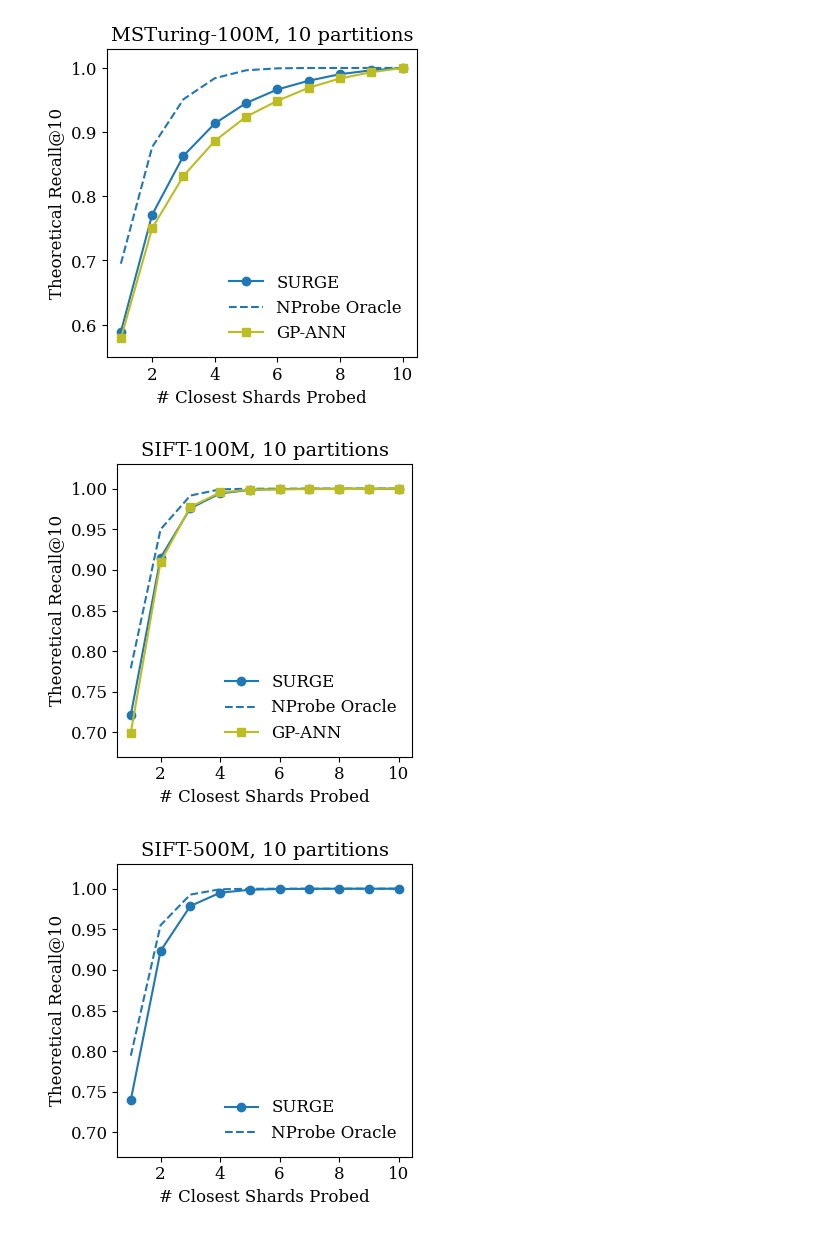
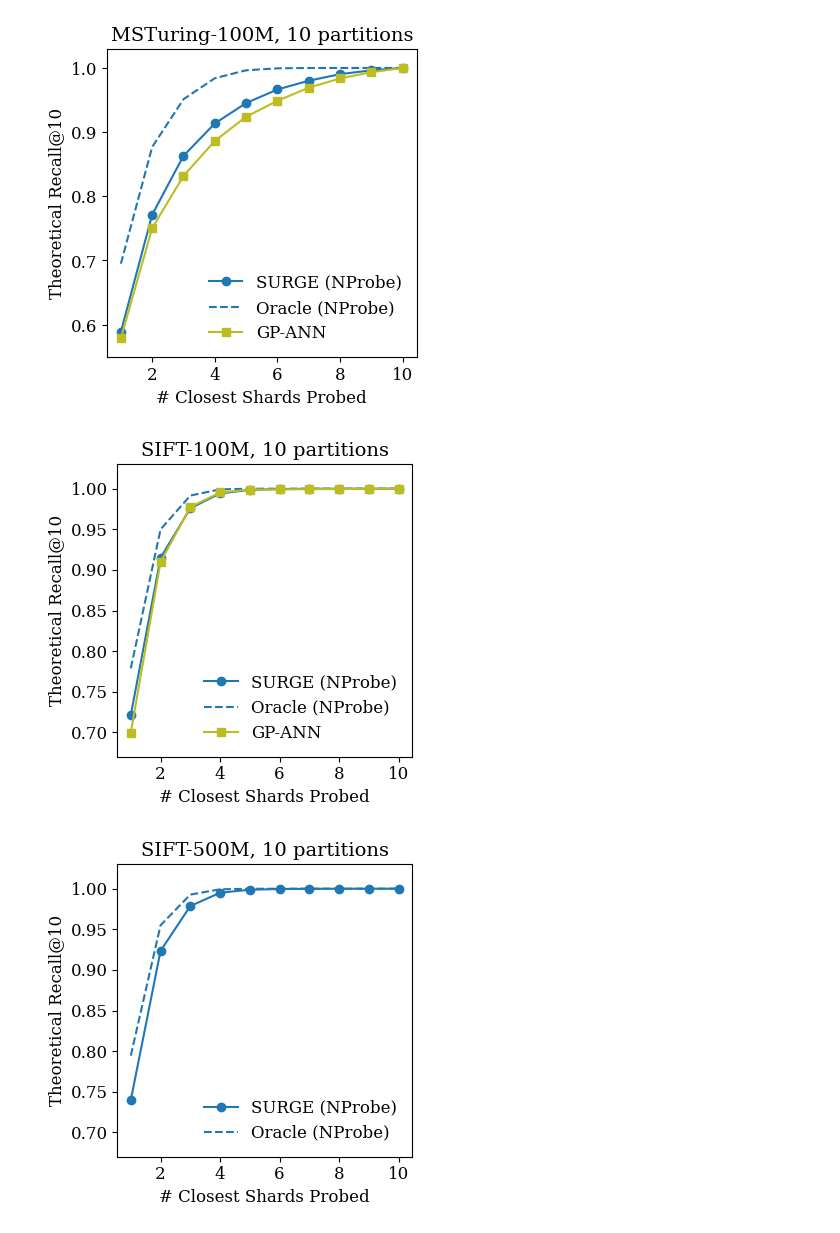
Before and after one commit to dkhimey/surge, a Jupyter notebook: plot_results/figure1/plot_figure1.ipynb, the cells around one changed output. Drawn from its saved outputs; the diff is of its cells as text; code cells hidden in the pictures.

```diff
--- a/plot_results/figure1/plot_figure1.ipynb
+++ b/plot_results/figure1/plot_figure1.ipynb
@@ -98,45 +83,45 @@ bigann_surge = pd.concat([bigann_surge, pd.DataFrame({"mode": ["nprobe"],
 # %%
 # set figure size
 plt.figure(figsize=(4, 4))
 
 plt.plot(msturing_surge[msturing_surge["mode"] == "nprobe"]["param"],
-         msturing_surge[msturing_surge["mode"] == "nprobe"]["recall"], label="SURGE",
+         msturing_surge[msturing_surge["mode"] == "nprobe"]["recall"], label="SURGE (NProbe)",
          marker="o")
 
 plt.plot(msturing_surge_oracle['nprobe'][:10],
          msturing_surge_oracle['mean_recall'][:10],
-         label="NProbe Oracle", color='C0', ls="--")
+         label="Oracle (NProbe)", color='C0', ls="--")
 
 plt.plot(msturing_gpann["num_shards_searched"],
          msturing_gpann["route_456_HNSW_HierKMeans"], label="GP-ANN", marker="s", color="C8")
 
 # plt.plot(msturing_gpann["num_shards_searched"],
 #          msturing_gpann["num_shards_searched"]/10, label="Random Baseline", ls=":", color="black", alpha=0.3)
 
 plt.xlabel("# Closest Shards Probed")
 plt.ylabel("Theoretical Recall@10")
 plt.title("MSTuring-100M, 10 partitions")
 plt.legend(loc="lower right", frameon=False)
 
 # plt.grid(True, which="both", linestyle="--", linewidth=0.5)
 
 # round yticks to 1 decimal place
 plt.ylim(0.55, 1.03)
 
 
 # save the figure
 plt.savefig("msturing100_theoretical_recall_vs_nprobe.pdf", bbox_inches="tight")
 # %% [output]
-[figure, old version]
+[figure, new version]
 # %%
 plt.figure(figsize=(4, 4))
 
 plt.plot(bigann_surge[bigann_surge["mode"] == "nprobe"]["param"],
-         bigann_surge[bigann_surge["mode"] == "nprobe"]["recall"], label="SURGE", marker="o")
+         bigann_surge[bigann_surge["mode"] == "nprobe"]["recall"], label="SURGE (NProbe)", marker="o")
 
 plt.plot(bigann_surge_oracle['nprobe'][:10],
          bigann_surge_oracle['mean_recall'][:10],
-         label="NProbe Oracle", color='C0', ls="--")
+         label="Oracle (NProbe)", color='C0', ls="--")
 
 plt.plot(bigann_gpann["num_shards_searched"],
          bigann_gpann["route_456_HNSW_HierKMeans"], label="GP-ANN", marker="s", color="C8")
@@ -155,7 +140,7 @@ plt.ylim(0.67, 1.03)
 plt.tight_layout()
 plt.savefig("sift100_theoretical_recall_vs_nprobe.pdf", bbox_inches="tight")
 # %% [output]
-[figure, old version]
+[figure, new version]
 # %%
 bigann_500M_surge_path = "/dataset/surge/results/theoretical_partition_quality/theoretical_partition_quality_sift-500M_10_20260519_130459/routing_metrics.csv"
 bigann_500M_surge_oracle_path = "/dataset/surge/results/theoretical_partition_quality/theoretical_partition_quality_sift-500M_10_20260519_130459/oracle_nprobe_results.csv"
@@ -183,11 +168,11 @@ msturing_500M_surge = pd.concat([msturing_500M_surge, pd.DataFrame({"mode": ["np
 plt.figure(figsize=(4, 4))
 
 plt.plot(bigann_500M_surge[bigann_500M_surge["mode"] == "nprobe"]["param"],
-         bigann_500M_surge[bigann_500M_surge["mode"] == "nprobe"]["recall"], label="SURGE", marker="o")
+         bigann_500M_surge[bigann_500M_surge["mode"] == "nprobe"]["recall"], label="SURGE (NProbe)", marker="o")
 
 plt.plot(bigann_500M_surge_oracle['nprobe'][:10],
          bigann_500M_surge_oracle['mean_recall'][:10],
-         label="NProbe Oracle", color='C0', ls="--")
+         label="Oracle (NProbe)", color='C0', ls="--")
 
 # plt.grid(True, which="both", linestyle="--", linewidth=0.5)
 
@@ -202,7 +187,7 @@ plt.ylim(0.67, 1.03)
 
 plt.savefig("sift500_theoretical_recall_vs_nprobe.pdf", bbox_inches="tight")
 # %% [output]
-[figure, old version]
+[figure, new version]
 # %%
 plt.figure(figsize=(4, 4))
 
```
Also changed, not shown: parts of 2 cells of this notebook, 4 other files.
